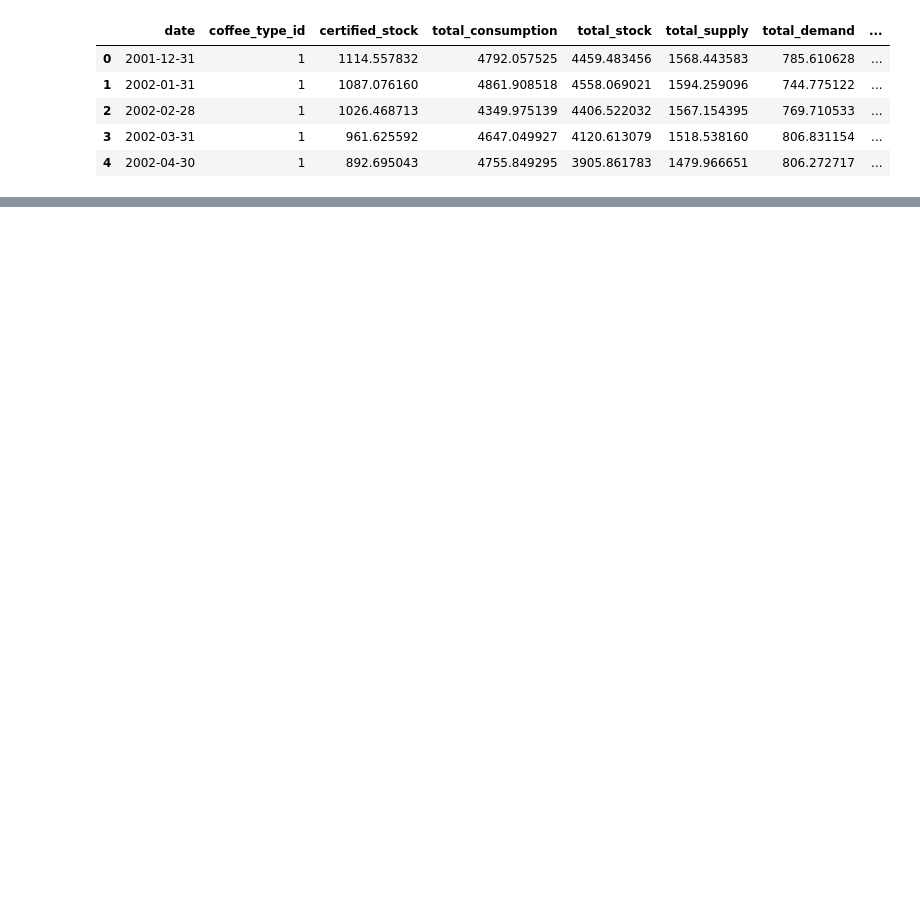
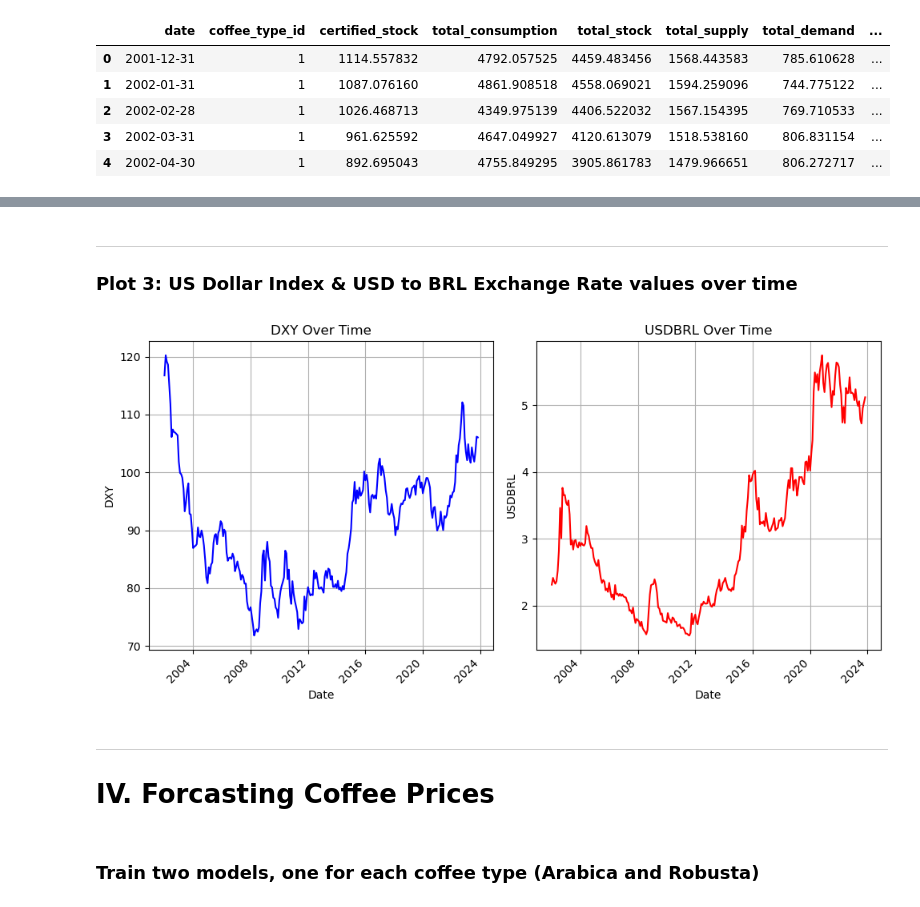
Before and after one commit to lneuendorf/LDC_Test, a Jupyter notebook: analysis.ipynb, the cells around one changed output, grey strips where cells are left out. Cells and saved outputs as stored; diff of their text form; code cells hidden in the pictures; blank space fills up the shorter version.

```diff
--- a/analysis.ipynb
+++ b/analysis.ipynb
@@ -166,0 +166,32 @@ Name: count, dtype: int64
+# %% [markdown]
+***
+### Plot 3: US Dollar Index & USD to BRL Exchange Rate values over time
+# %%
+fig, axs = plt.subplots(1, 2, figsize=(10, 5))
+
+df_market_act = df_market.query('actvsproj=="act"')
+
+# Plot DXY value over time
+axs[0].plot(df_market_act['date'], df_market_act['DXY'], color='blue', label='DXY')
+axs[0].set_title("DXY Over Time")
+axs[0].set_xlabel("Date")
+axs[0].set_ylabel("DXY")
+axs[0].grid(True)
+
+# Plot USDBRL value over time
+axs[1].plot(df_market_act['date'], df_market_act['USDBRL'], color='red', label='USDBRL')
+axs[1].set_title("USDBRL Over Time")
+axs[1].set_xlabel("Date")
+axs[1].set_ylabel("USDBRL")
+axs[1].grid(True)
+
+fig.autofmt_xdate(rotation=45)
+plt.tight_layout()
+plt.show()
+# %% [output]
+[figure, added]
+# %% [markdown]
+***
+# IV. Forcasting Coffee Prices
+# %% [markdown]
+### Train two models, one for each coffee type (Arabica and Robusta)
```
Also changed, not shown: parts of 32 cells of this notebook, 3 other files.
